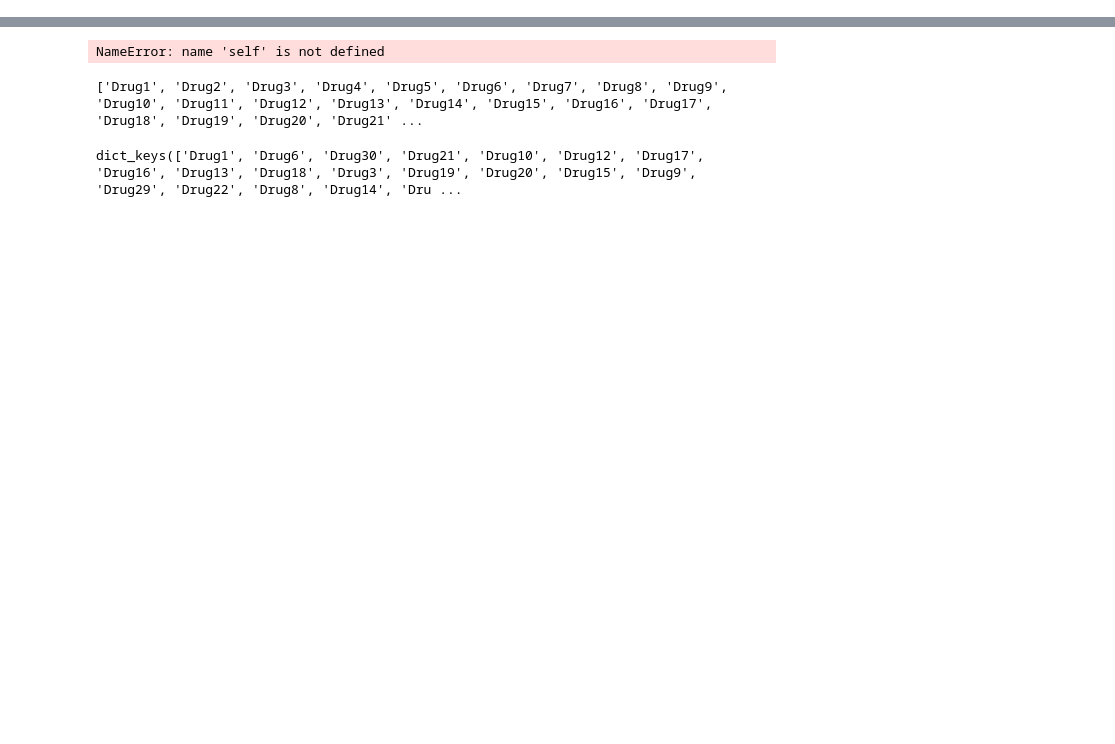
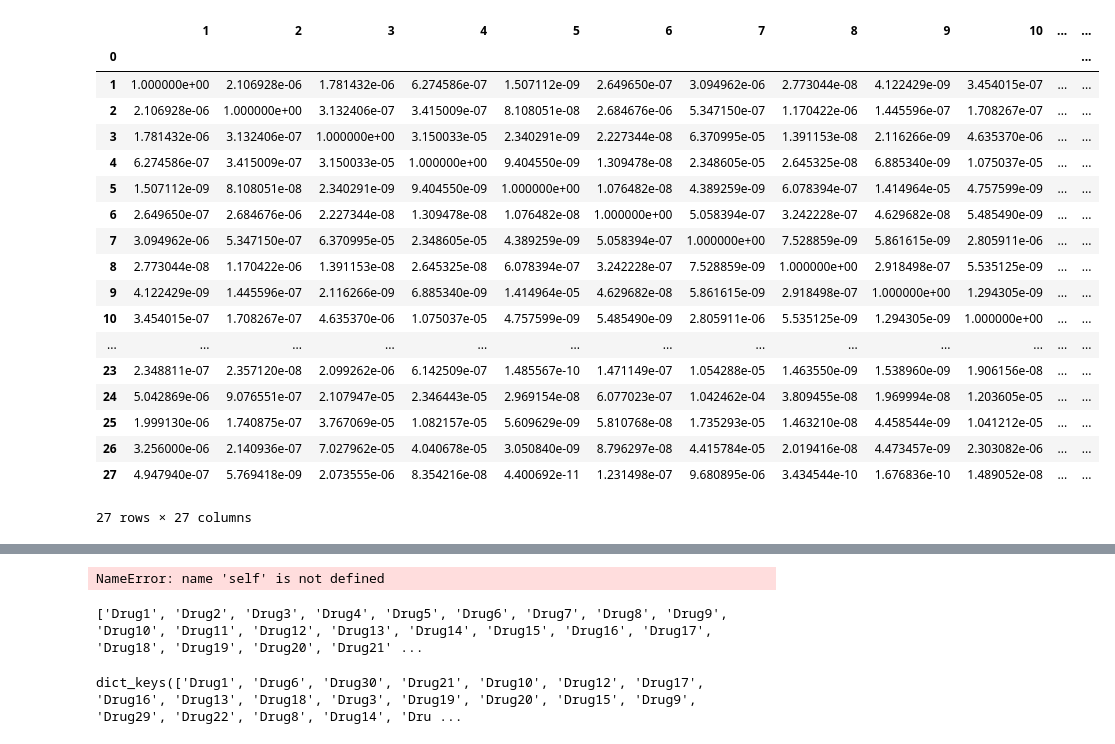
Before and after one commit to SMase/omics_kernel_drugictor, a Jupyter notebook: notebook/calc_BMTMKL.ipynb, the cells around one changed output, grey strips where cells are left out. Saved outputs shown, nothing was run; the diff lists cells and outputs as text; code cells hidden in the pictures; blank space fills up the shorter version.

Commit message:
add test about rdf kernel

```diff
--- a/notebook/calc_BMTMKL.ipynb
+++ b/notebook/calc_BMTMKL.ipynb
@@ -6 +6,23 @@ sys.path.append('../BMTMKL')
 from BMTMKL import BayesianMultitaskMultipleKernelLearning
+# %%
+pd.read_table('../test/py_bmtmkl/test_data/r_rbf_train.tsv', header=None, index_col=0)
+# %% [output]
+|  | 1 | 2 | 3 | 4 | 5 | 6 | 7 | 8 | 9 | 10 | ... | ... |
+| 0 |  |  |  |  |  |  |  |  |  |  |  | ... |
+| 1 | 1.000000e+00 | 2.106928e-06 | 1.781432e-06 | 6.274586e-07 | 1.507112e-09 | 2.649650e-07 | 3.094962e-06 | 2.773044e-08 | 4.122429e-09 | 3.454015e-07 | ... | ... |
+| 2 | 2.106928e-06 | 1.000000e+00 | 3.132406e-07 | 3.415009e-07 | 8.108051e-08 | 2.684676e-06 | 5.347150e-07 | 1.170422e-06 | 1.445596e-07 | 1.708267e-07 | ... | ... |
+| 3 | 1.781432e-06 | 3.132406e-07 | 1.000000e+00 | 3.150033e-05 | 2.340291e-09 | 2.227344e-08 | 6.370995e-05 | 1.391153e-08 | 2.116266e-09 | 4.635370e-06 | ... | ... |
+| 4 | 6.274586e-07 | 3.415009e-07 | 3.150033e-05 | 1.000000e+00 | 9.404550e-09 | 1.309478e-08 | 2.348605e-05 | 2.645325e-08 | 6.885340e-09 | 1.075037e-05 | ... | ... |
+| 5 | 1.507112e-09 | 8.108051e-08 | 2.340291e-09 | 9.404550e-09 | 1.000000e+00 | 1.076482e-08 | 4.389259e-09 | 6.078394e-07 | 1.414964e-05 | 4.757599e-09 | ... | ... |
+| 6 | 2.649650e-07 | 2.684676e-06 | 2.227344e-08 | 1.309478e-08 | 1.076482e-08 | 1.000000e+00 | 5.058394e-07 | 3.242228e-07 | 4.629682e-08 | 5.485490e-09 | ... | ... |
+| 7 | 3.094962e-06 | 5.347150e-07 | 6.370995e-05 | 2.348605e-05 | 4.389259e-09 | 5.058394e-07 | 1.000000e+00 | 7.528859e-09 | 5.861615e-09 | 2.805911e-06 | ... | ... |
+| 8 | 2.773044e-08 | 1.170422e-06 | 1.391153e-08 | 2.645325e-08 | 6.078394e-07 | 3.242228e-07 | 7.528859e-09 | 1.000000e+00 | 2.918498e-07 | 5.535125e-09 | ... | ... |
+| 9 | 4.122429e-09 | 1.445596e-07 | 2.116266e-09 | 6.885340e-09 | 1.414964e-05 | 4.629682e-08 | 5.861615e-09 | 2.918498e-07 | 1.000000e+00 | 1.294305e-09 | ... | ... |
+| 10 | 3.454015e-07 | 1.708267e-07 | 4.635370e-06 | 1.075037e-05 | 4.757599e-09 | 5.485490e-09 | 2.805911e-06 | 5.535125e-09 | 1.294305e-09 | 1.000000e+00 | ... | ... |
+| ... | ... | ... | ... | ... | ... | ... | ... | ... | ... | ... | ... | ... |
+| 23 | 2.348811e-07 | 2.357120e-08 | 2.099262e-06 | 6.142509e-07 | 1.485567e-10 | 1.471149e-07 | 1.054288e-05 | 1.463550e-09 | 1.538960e-09 | 1.906156e-08 | ... | ... |
+| 24 | 5.042869e-06 | 9.076551e-07 | 2.107947e-05 | 2.346443e-05 | 2.969154e-08 | 6.077023e-07 | 1.042462e-04 | 3.809455e-08 | 1.969994e-08 | 1.203605e-05 | ... | ... |
+| 25 | 1.999130e-06 | 1.740875e-07 | 3.767069e-05 | 1.082157e-05 | 5.609629e-09 | 5.810768e-08 | 1.735293e-05 | 1.463210e-08 | 4.458544e-09 | 1.041212e-05 | ... | ... |
+| 26 | 3.256000e-06 | 2.140936e-07 | 7.027962e-05 | 4.040678e-05 | 3.050840e-09 | 8.796297e-08 | 4.415784e-05 | 2.019416e-08 | 4.473457e-09 | 2.303082e-06 | ... | ... |
+| 27 | 4.947940e-07 | 5.769418e-09 | 2.073555e-06 | 8.354216e-08 | 4.400692e-11 | 1.231498e-07 | 9.680895e-06 | 3.434544e-10 | 1.676836e-10 | 1.489052e-08 | ... | ... |
+27 rows × 27 columns
```
Also changed, not shown: parts of 3 cells of this notebook, 4 other files.
